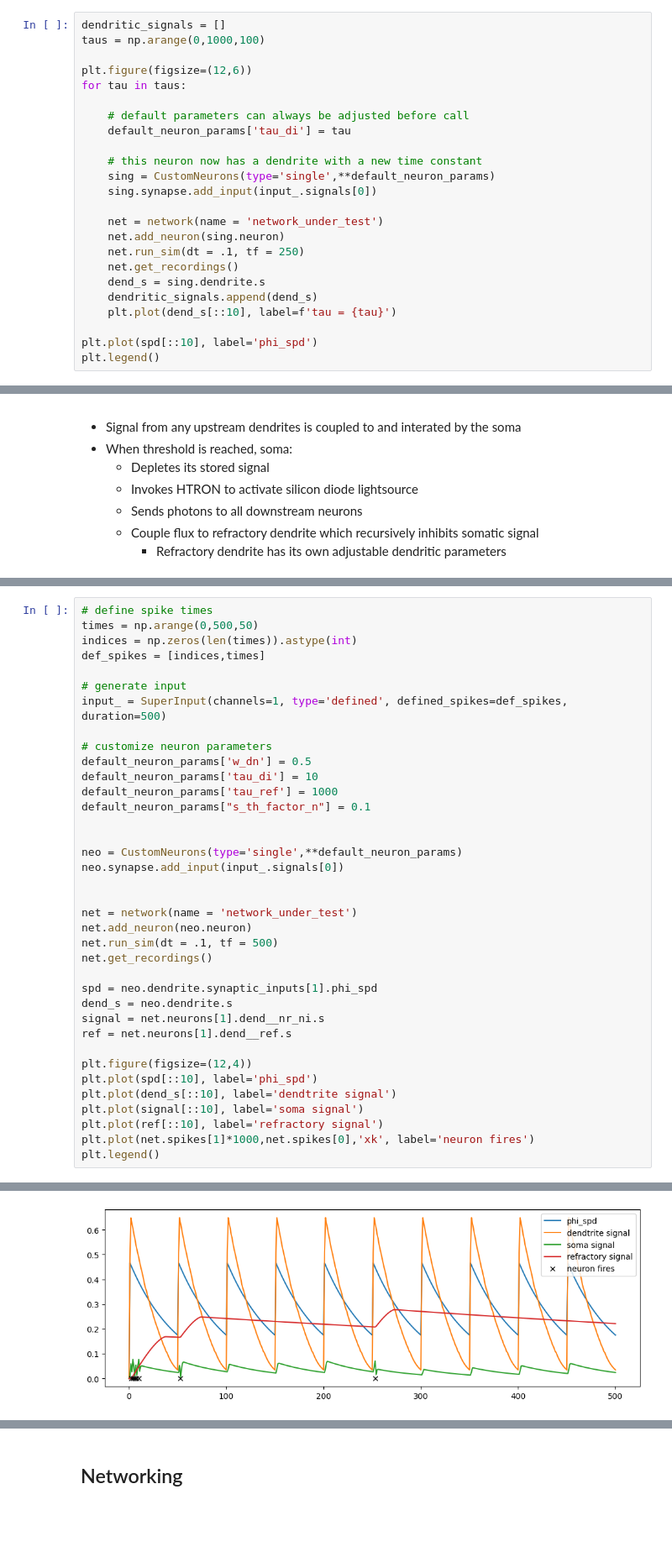
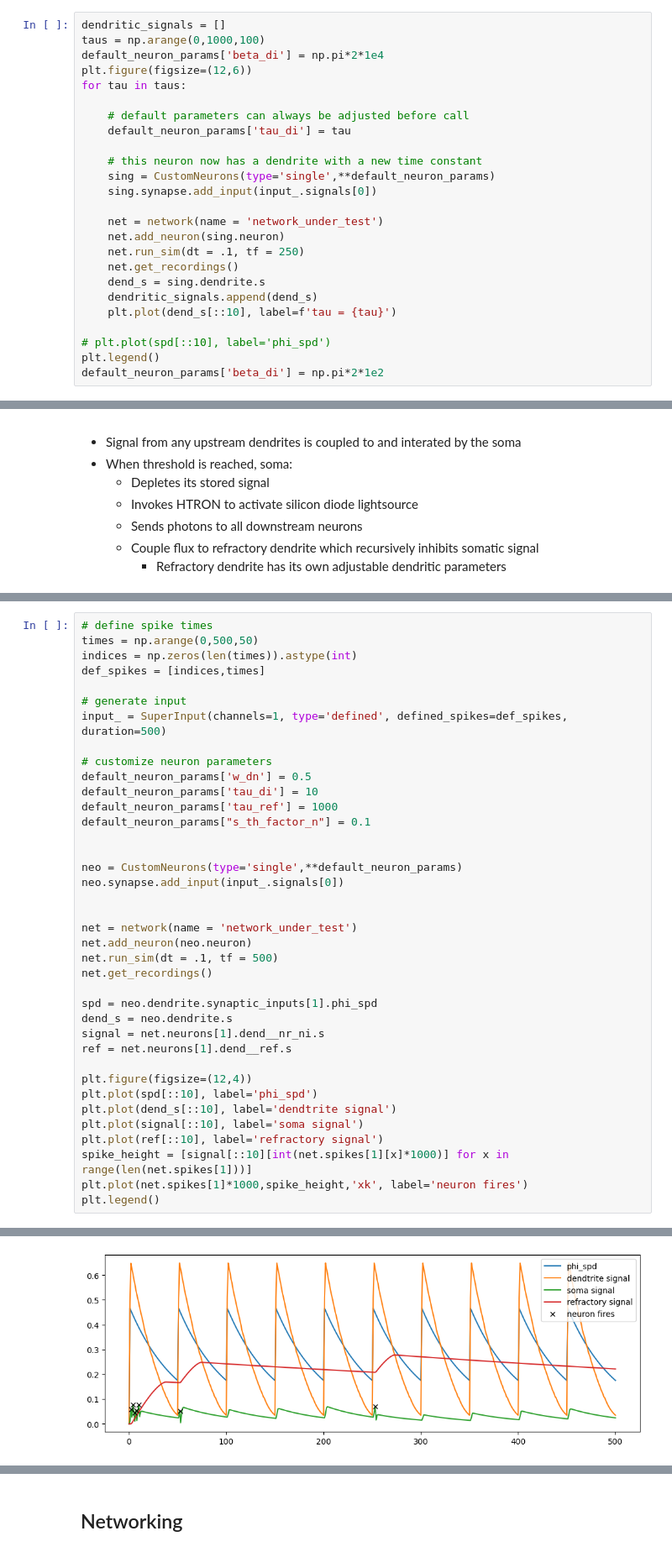
Before and after one commit to ryangitsit/sim_soens, a Jupyter notebook: soen_tutorial.ipynb, the cells around one changed output, grey strips where cells are left out. Shown at 84% size. Cells and saved outputs as stored; diff of their text form; blank space fills up the shorter version.

```diff
--- a/soen_tutorial.ipynb
+++ b/soen_tutorial.ipynb
@@ -163,7 +164,7 @@ s_max_n  =  0.7553237900539593
 # %%
 dendritic_signals = []
 taus = np.arange(0,1000,100)
-
+default_neuron_params['beta_di'] = np.pi*2*1e4
 plt.figure(figsize=(12,6))
 for tau in taus:
 
@@ -182,6 +183,7 @@ for tau in taus:
     dendritic_signals.append(dend_s)
     plt.plot(dend_s[::10], label=f'tau = {tau}')
 
-plt.plot(spd[::10], label='phi_spd')
+# plt.plot(spd[::10], label='phi_spd')
 plt.legend()
+default_neuron_params['beta_di'] = np.pi*2*1e2
 # %% [output]
@@ -285,7 +285,8 @@ plt.plot(spd[::10], label='phi_spd')
 plt.plot(dend_s[::10], label='dendtrite signal')
 plt.plot(signal[::10], label='soma signal')
 plt.plot(ref[::10], label='refractory signal')
-plt.plot(net.spikes[1]*1000,net.spikes[0],'xk', label='neuron fires')
+spike_height = [signal[::10][int(net.spikes[1][x]*1000)] for x in range(len(net.spikes[1]))]
+plt.plot(net.spikes[1]*1000,spike_height,'xk', label='neuron fires')
 plt.legend()
 # %% [output]
 Generating pre-defined input...
@@ -295,5 +296,5 @@ done running network time stepper. t_sim = 1.98196e-01s
 <matplotlib.legend.Legend at 0x...>
-[figure, old version]
+[figure, new version]
 # %% [markdown]
 ## Dendritic Arbor
 - A single synapse (currently) can only take input from $\approx1-10$ upstream sources
```
Also changed, not shown: parts of 23 cells of this notebook, 6 other files.
